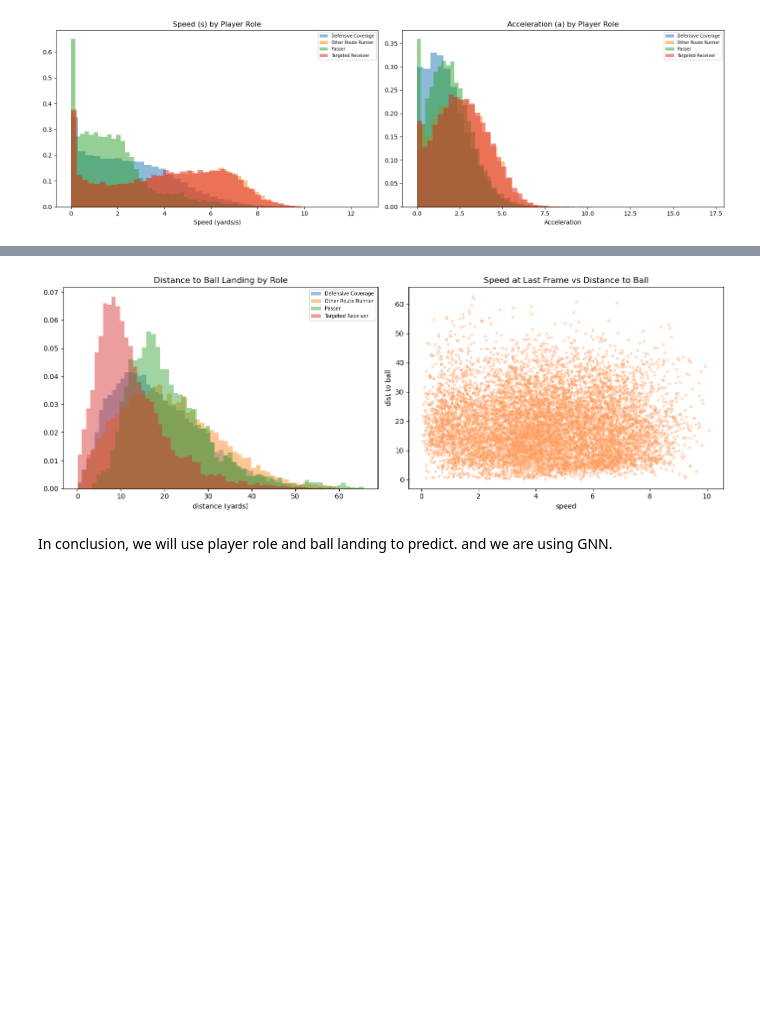
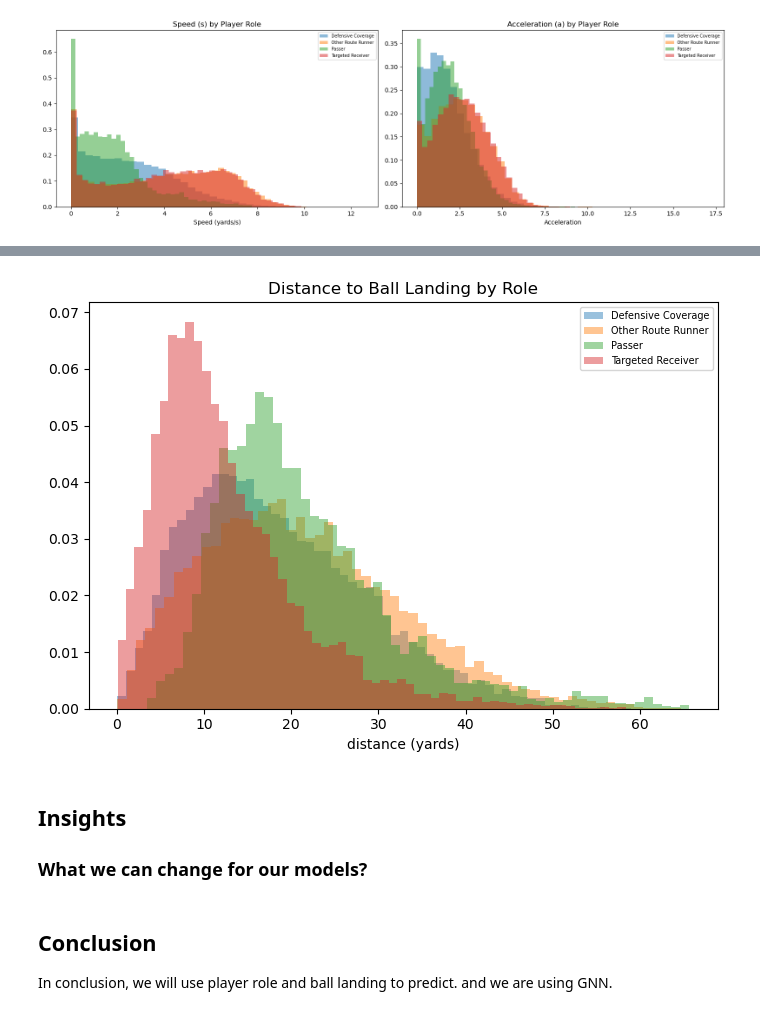
Before and after one commit to Ezennn/Applied_Data_Science_2026, a Jupyter notebook: exploratory_data_analysis.ipynb, the cells around one changed output, grey strips where cells are left out. Saved outputs shown, nothing was run; the diff lists cells and outputs as text; code cells hidden in the pictures; blank space fills up the shorter version.

```diff
--- a/exploratory_data_analysis.ipynb
+++ b/exploratory_data_analysis.ipynb
@@ -164,29 +226,27 @@ Distance from ball alnding based on player role
 # %%
-# Most important engineered feature for prediction
 df["dist_to_ball_x"] = df["ball_land_x"] - df["x"]
 df["dist_to_ball_y"] = df["ball_land_y"] - df["y"]
 df["dist_to_ball"]   = np.sqrt(df["dist_to_ball_x"]**2 + df["dist_to_ball_y"]**2)
 
-fig, axes = plt.subplots(1, 2, figsize=(14, 5))
+fig, axes = plt.subplots(1, 1, figsize=(7, 5))
 
 for role, grp in df.groupby("player_role"):
-    axes[0].hist(grp["dist_to_ball"].dropna(), bins=60,
-                 alpha=0.45, label=role, density=True)
+    axes.hist(grp["dist_to_ball"].dropna(), bins=60,
+              alpha=0.45, label=role, density=True)
 
-axes[0].set_title("Distance to Ball Landing by Role")
-axes[0].set_xlabel("distance (yards)")
-axes[0].legend(fontsize=7)
-
-# Speed at last known frame per player per play
-last_frame = df.groupby(["game_id", "play_id", "nfl_id"]).last().reset_index()
-axes[1].scatter(last_frame["s"], last_frame["dist_to_ball"],
-                alpha=0.3, s=10, color="#ff9e5e")
-axes[1].set_title("Speed at Last Frame vs Distance to Ball")
-axes[1].set_xlabel("speed"); axes[1].set_ylabel("dist to ball")
+axes.set_title("Distance to Ball Landing by Role")
+axes.set_xlabel("distance (yards)")
+axes.legend(fontsize=7)
 
 plt.tight_layout()
 plt.show()
 # %% [output]
-[figure, old version]
+[figure, new version]
+# %% [markdown]
+## Insights
+
+### What we can change for our models?
 # %% [markdown]
+## Conclusion
+
 In conclusion, we will use player role and ball landing to predict. and we are using GNN.
```
Also changed, not shown: parts of 13 cells of this notebook.
